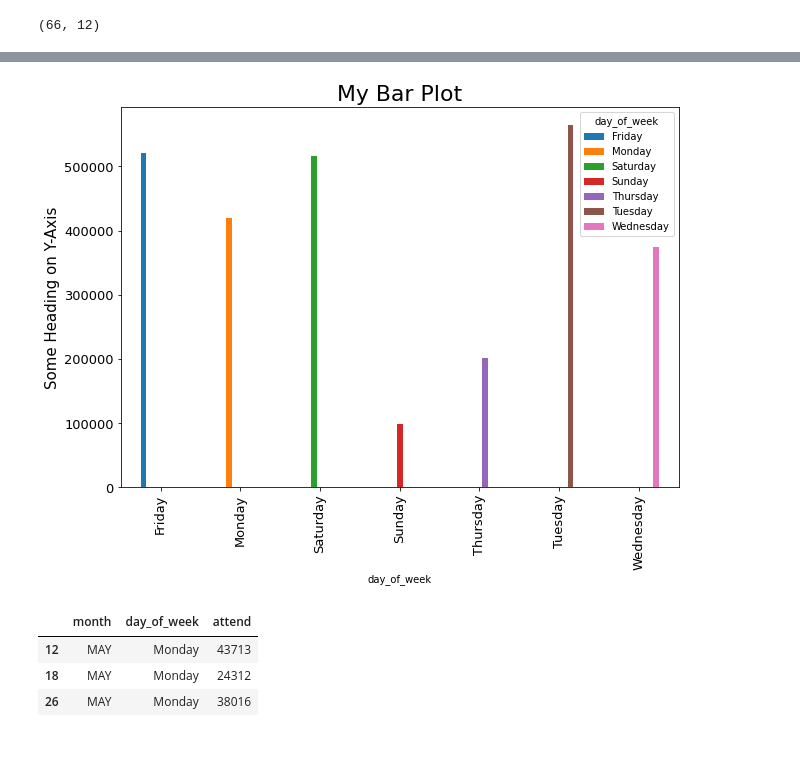
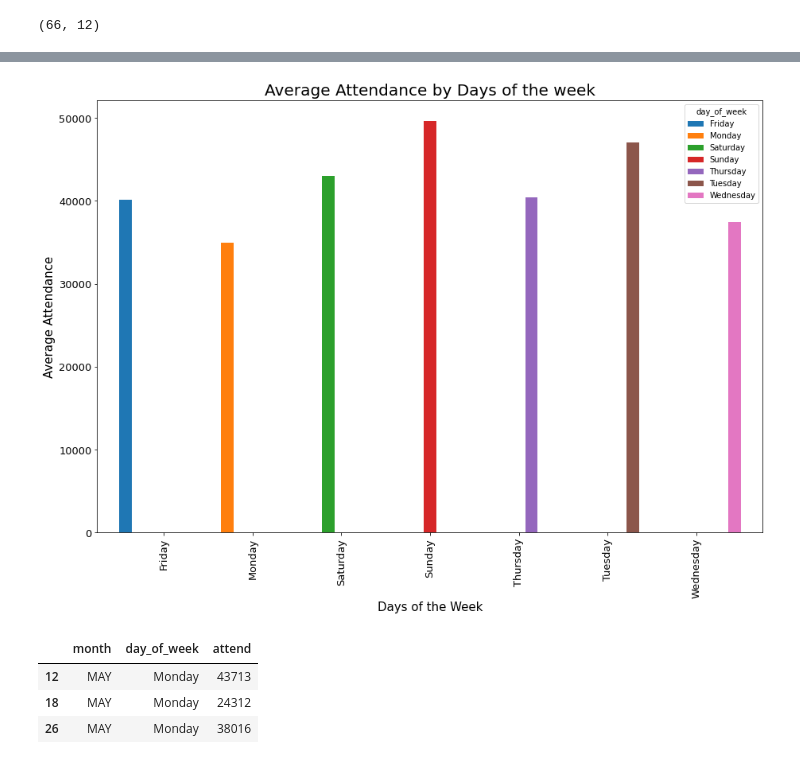
Before and after one commit to samantoz/bu_dsc, a Jupyter notebook: notebooks/DSC630/assign3.2.ipynb, the cells around one changed output, grey strips where cells are left out. Drawn from its saved outputs; the diff is of its cells as text; code cells hidden in the pictures.

```diff
--- a/notebooks/DSC630/assign3.2.ipynb
+++ b/notebooks/DSC630/assign3.2.ipynb
@@ -143,22 +228,26 @@ plt.show()
 # %%
 # The below dataframe shows attendance of spectators for Mondays of May only
+# Observation: If we go by only the days of the week then Tuesday has the highest attendance by average with with saturday being the next
+
+width = 1
 day = data_nite[['day_of_week','attend']]
 
 day_pivot = pd.pivot_table(
     day,
     values="attend",
     index = "day_of_week",
     columns="day_of_week",
-    aggfunc=sum
+    aggfunc=np.mean
     )
 
-ax = day_pivot.plot(kind='bar', figsize=(10,7), fontsize=13);
-ax.set_alpha(0.8)
-ax.set_title("My Bar Plot", fontsize=22)
-ax.set_ylabel("Some Heading on Y-Axis", fontsize=15);
+ax = day_pivot.plot(kind='bar', width = width, figsize=(15,10), fontsize=13);
+
+ax.set_title("Average Attendance by Days of the week", fontsize=20)
+ax.set_ylabel("Average Attendance", fontsize=15)
+ax.set_xlabel("Days of the Week", fontsize=15)
 plt.show()
 # %% [output]
-[figure, old version]
+[figure, new version]
 # %%
 # The below dataframe shows attendance of spectators for Mondays of May only
 dodgers_df.loc[(dodgers_df['day_of_week'] == 'Monday') & (dodgers_df['month'] == 'MAY'),['month','day_of_week','attend']]
```
Also changed, not shown: parts of 21 cells of this notebook.
